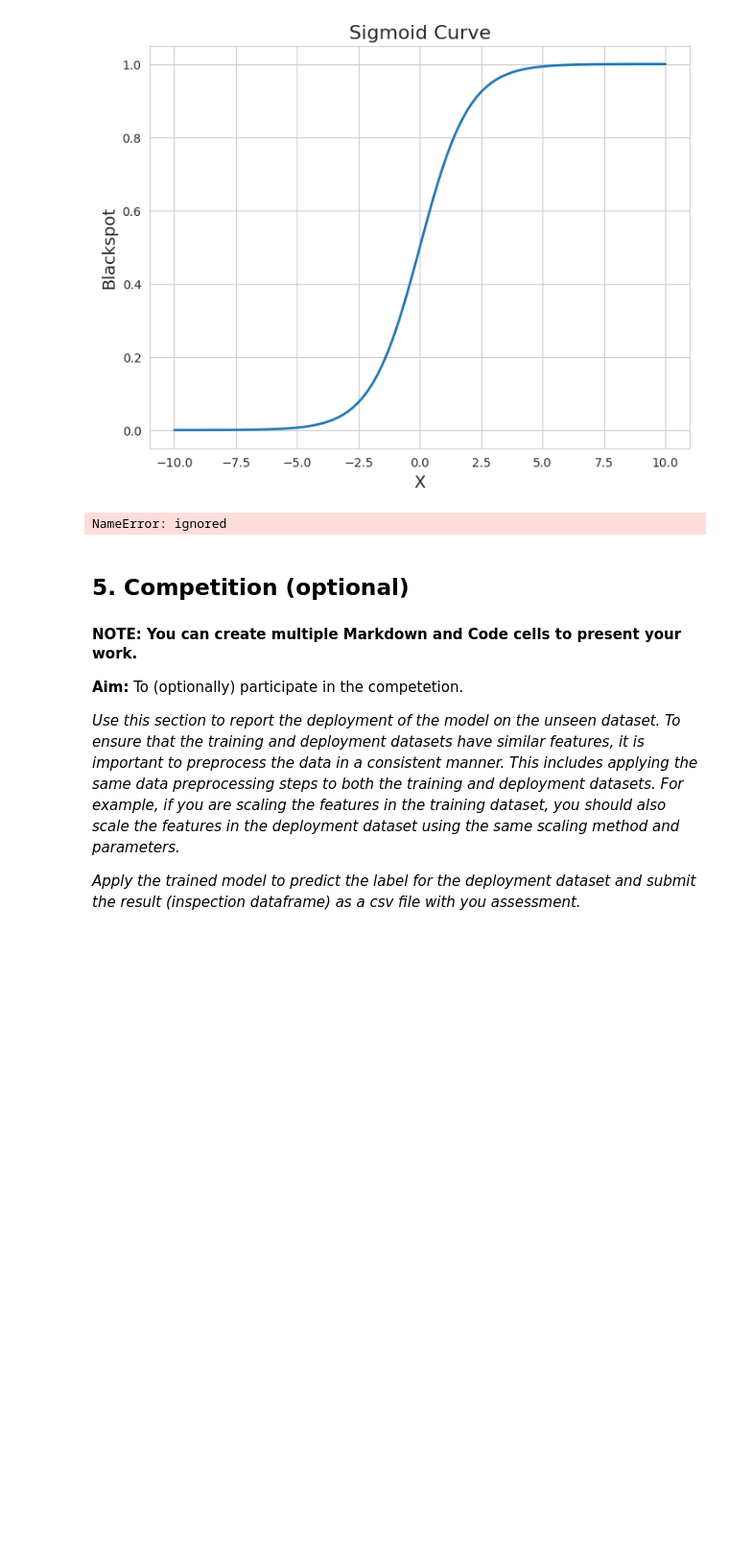
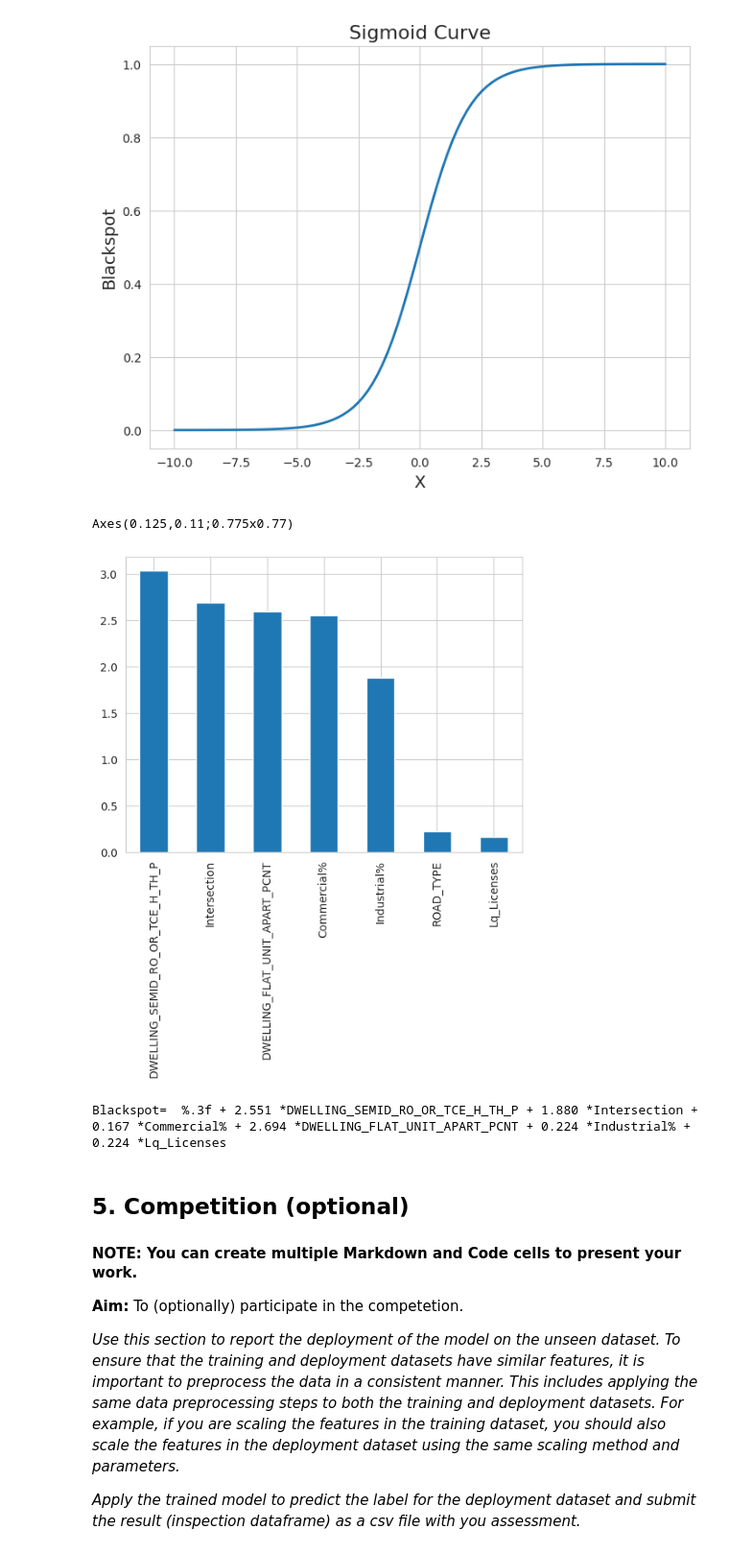
Before and after one commit to ItsSHALINISuresh/ML-in-Business, a Jupyter notebook: MIS710 Assignment/MIS710_A1_Template_T2_2023.ipynb, the cells around one changed output. Shown at 96% size. Cells and saved outputs as stored; diff of their text form; code cells hidden in the pictures; blank space fills up the shorter version.

```diff
--- a/MIS710 Assignment/MIS710_A1_Template_T2_2023.ipynb
+++ b/MIS710 Assignment/MIS710_A1_Template_T2_2023.ipynb
@@ -559,7 +569,3 @@ plt.show()
 # %% [output]
 [figure]
 [figure]
-# %%
-#Visualise the coefficients
-coefs = pd.Series(logreg.coef_[0], index=X.columns.values)
-print (coefs.sort_values(ascending = False).plot(kind='bar'))
@@ -592,11 +595,18 @@ ax.grid(True)
 plt.show()
 # %% [output]
 [figure]
+# %%
+#Visualise the coefficients
+coef = pd.Series(logreg.coef_[0], index=X.columns.values)
+print (coefs.sort_values(ascending = False).plot(kind='bar'))
+# %% [output]
+Axes(0.125,0.11;0.775x0.77)
+[figure, added]
 # %%
 #Print the model formula
 print('Blackspot= ', '%.3f', '+', '%.3f' %coef[0], '*DWELLING_SEMID_RO_OR_TCE_H_TH_P', '+', '%.3f' %coef[1], '*Intersection', '+', '%.3f' %coef[2], '*Commercial%', '+', '%.3f' %coef[3], '*DWELLING_FLAT_UNIT_APART_PCNT', '+', '%.3f' %coef[4], '*Industrial%','+', '%.3f' %coef[4], '*Lq_Licenses')
 # %% [output]
-NameError: ignored
+Blackspot=  %.3f + 2.551 *DWELLING_SEMID_RO_OR_TCE_H_TH_P + 1.880 *Intersection + 0.167 *Commercial% + 2.694 *DWELLING_FLAT_UNIT_APART_PCNT + 0.224 *Industrial% + 0.224 *Lq_Licenses
 # %% [markdown]
 ## 5. Competition (optional)
 
```
Also changed, not shown: parts of 7 cells of this notebook.
